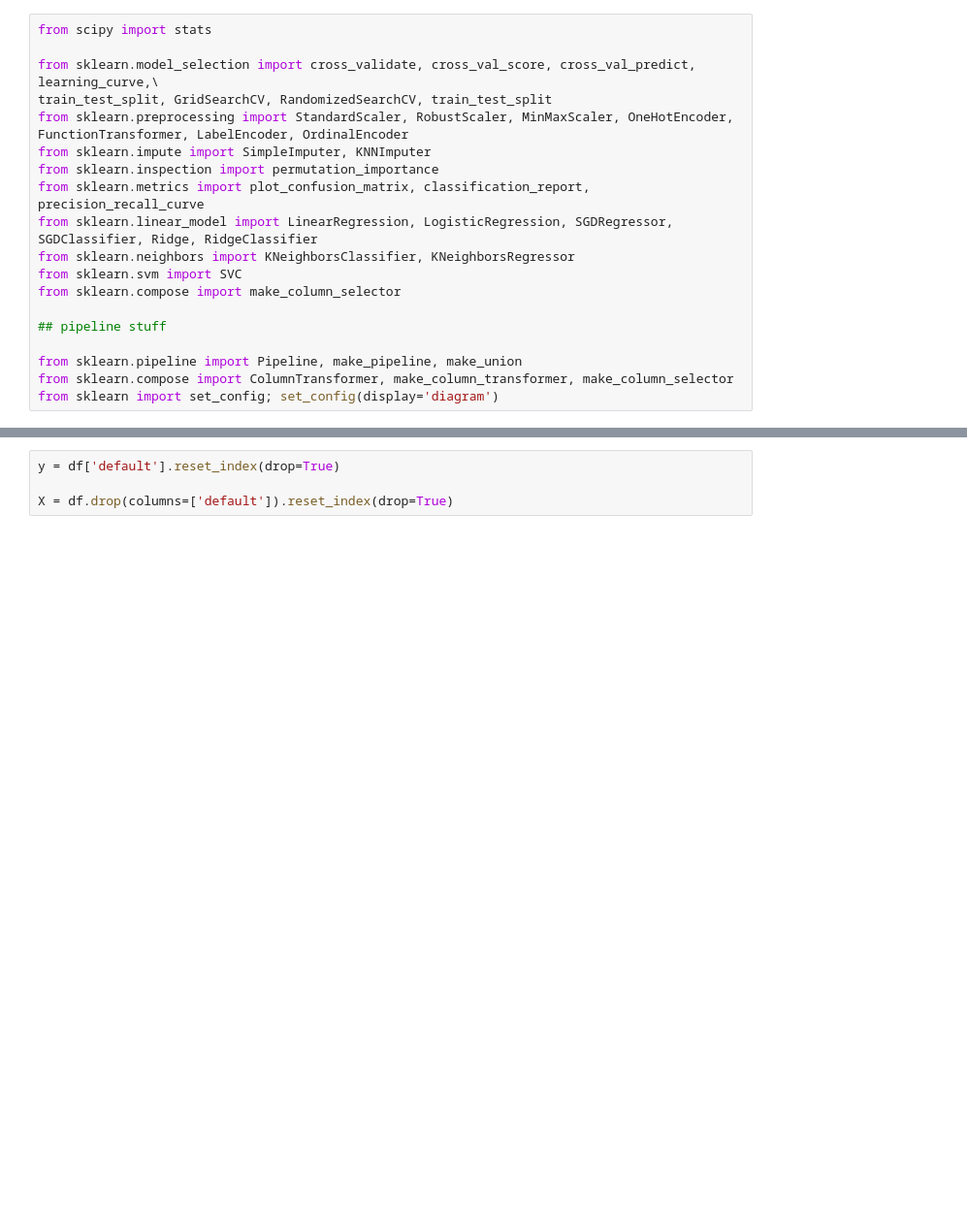
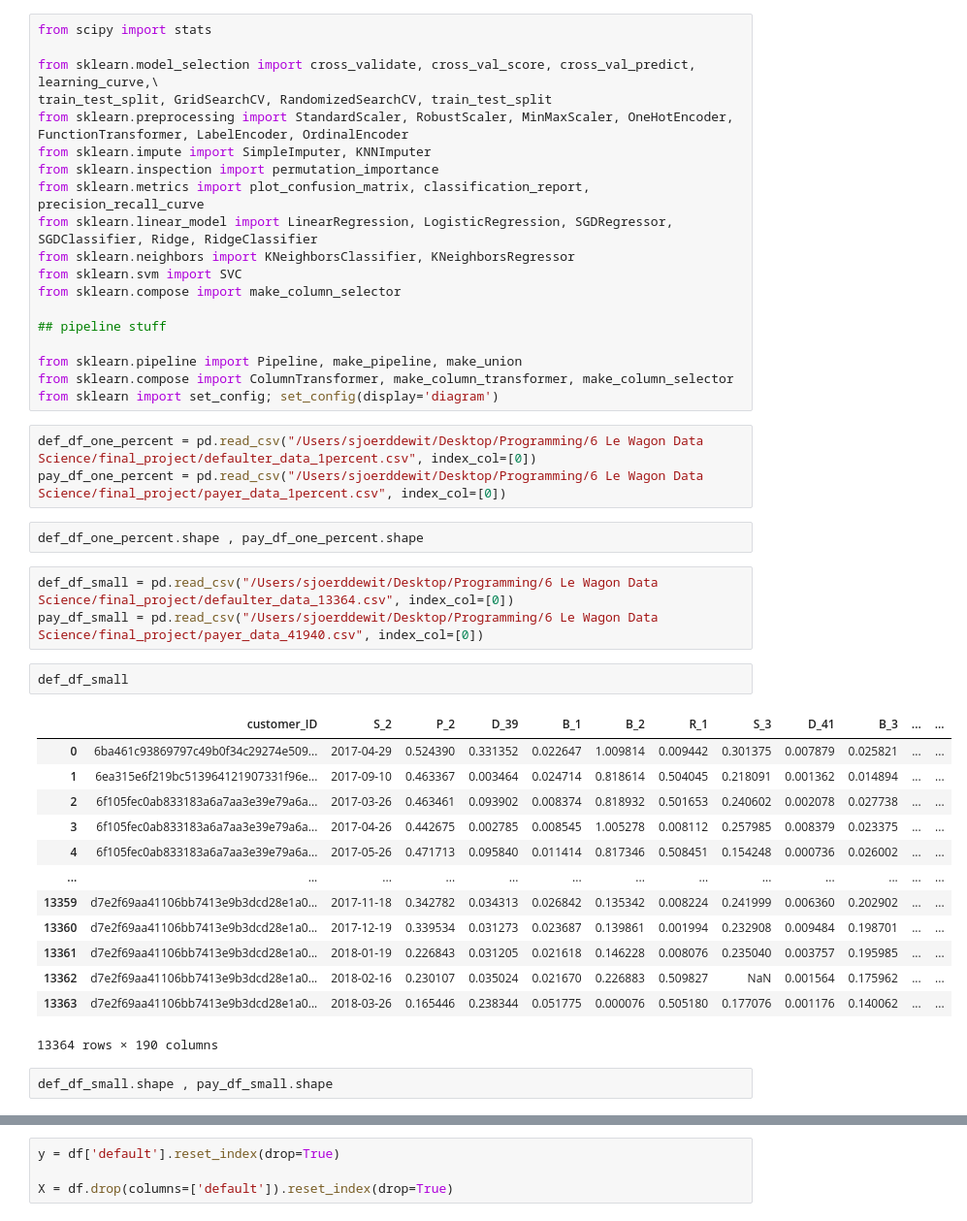
Before and after one commit to slawa-loev/AMEX_default_prediction, a Jupyter notebook: notebooks/ok_baseline_model.ipynb, the cells around one changed output, grey strips where cells are left out. Shown at 97% size. Drawn from its saved outputs; the diff is of its cells as text; blank space fills up the shorter version.

```diff
--- a/notebooks/ok_baseline_model.ipynb
+++ b/notebooks/ok_baseline_model.ipynb
@@ -24,3 +24,29 @@ from sklearn.compose import make_column_selector
 from sklearn.pipeline import Pipeline, make_pipeline, make_union
 from sklearn.compose import ColumnTransformer, make_column_transformer, make_column_selector
 from sklearn import set_config; set_config(display='diagram')
+# %%
+def_df_one_percent = pd.read_csv("/Users/sjoerddewit/Desktop/Programming/6 Le Wagon Data Science/final_project/defaulter_data_1percent.csv", index_col=[0])
+pay_df_one_percent = pd.read_csv("/Users/sjoerddewit/Desktop/Programming/6 Le Wagon Data Science/final_project/payer_data_1percent.csv", index_col=[0])
+# %%
+def_df_one_percent.shape , pay_df_one_percent.shape
+# %%
+def_df_small = pd.read_csv("/Users/sjoerddewit/Desktop/Programming/6 Le Wagon Data Science/final_project/defaulter_data_13364.csv", index_col=[0])
+pay_df_small = pd.read_csv("/Users/sjoerddewit/Desktop/Programming/6 Le Wagon Data Science/final_project/payer_data_41940.csv", index_col=[0])
+# %%
+def_df_small
+# %% [output]
+|  | customer_ID | S_2 | P_2 | D_39 | B_1 | B_2 | R_1 | S_3 | D_41 | B_3 | ... | ... |
+| 0 | 6ba461c93869797c49b0f34c29274e509... | 2017-04-29 | 0.524390 | 0.331352 | 0.022647 | 1.009814 | 0.009442 | 0.301375 | 0.007879 | 0.025821 | ... | ... |
+| 1 | 6ea315e6f219bc513964121907331f96e... | 2017-09-10 | 0.463367 | 0.003464 | 0.024714 | 0.818614 | 0.504045 | 0.218091 | 0.001362 | 0.014894 | ... | ... |
+| 2 | 6f105fec0ab833183a6a7aa3e39e79a6a... | 2017-03-26 | 0.463461 | 0.093902 | 0.008374 | 0.818932 | 0.501653 | 0.240602 | 0.002078 | 0.027738 | ... | ... |
+| 3 | 6f105fec0ab833183a6a7aa3e39e79a6a... | 2017-04-26 | 0.442675 | 0.002785 | 0.008545 | 1.005278 | 0.008112 | 0.257985 | 0.008379 | 0.023375 | ... | ... |
+| 4 | 6f105fec0ab833183a6a7aa3e39e79a6a... | 2017-05-26 | 0.471713 | 0.095840 | 0.011414 | 0.817346 | 0.508451 | 0.154248 | 0.000736 | 0.026002 | ... | ... |
+| ... | ... | ... | ... | ... | ... | ... | ... | ... | ... | ... | ... | ... |
+| 13359 | d7e2f69aa41106bb7413e9b3dcd28e1a0... | 2017-11-18 | 0.342782 | 0.034313 | 0.026842 | 0.135342 | 0.008224 | 0.241999 | 0.006360 | 0.202902 | ... | ... |
+| 13360 | d7e2f69aa41106bb7413e9b3dcd28e1a0... | 2017-12-19 | 0.339534 | 0.031273 | 0.023687 | 0.139861 | 0.001994 | 0.232908 | 0.009484 | 0.198701 | ... | ... |
+| 13361 | d7e2f69aa41106bb7413e9b3dcd28e1a0... | 2018-01-19 | 0.226843 | 0.031205 | 0.021618 | 0.146228 | 0.008076 | 0.235040 | 0.003757 | 0.195985 | ... | ... |
+| 13362 | d7e2f69aa41106bb7413e9b3dcd28e1a0... | 2018-02-16 | 0.230107 | 0.035024 | 0.021670 | 0.226883 | 0.509827 | NaN | 0.001564 | 0.175962 | ... | ... |
+| 13363 | d7e2f69aa41106bb7413e9b3dcd28e1a0... | 2018-03-26 | 0.165446 | 0.238344 | 0.051775 | 0.000076 | 0.505180 | 0.177076 | 0.001176 | 0.140062 | ... | ... |
+13364 rows × 190 columns
+# %%
+def_df_small.shape , pay_df_small.shape
```
Also changed, not shown: parts of 43 cells of this notebook, 9 other files.
